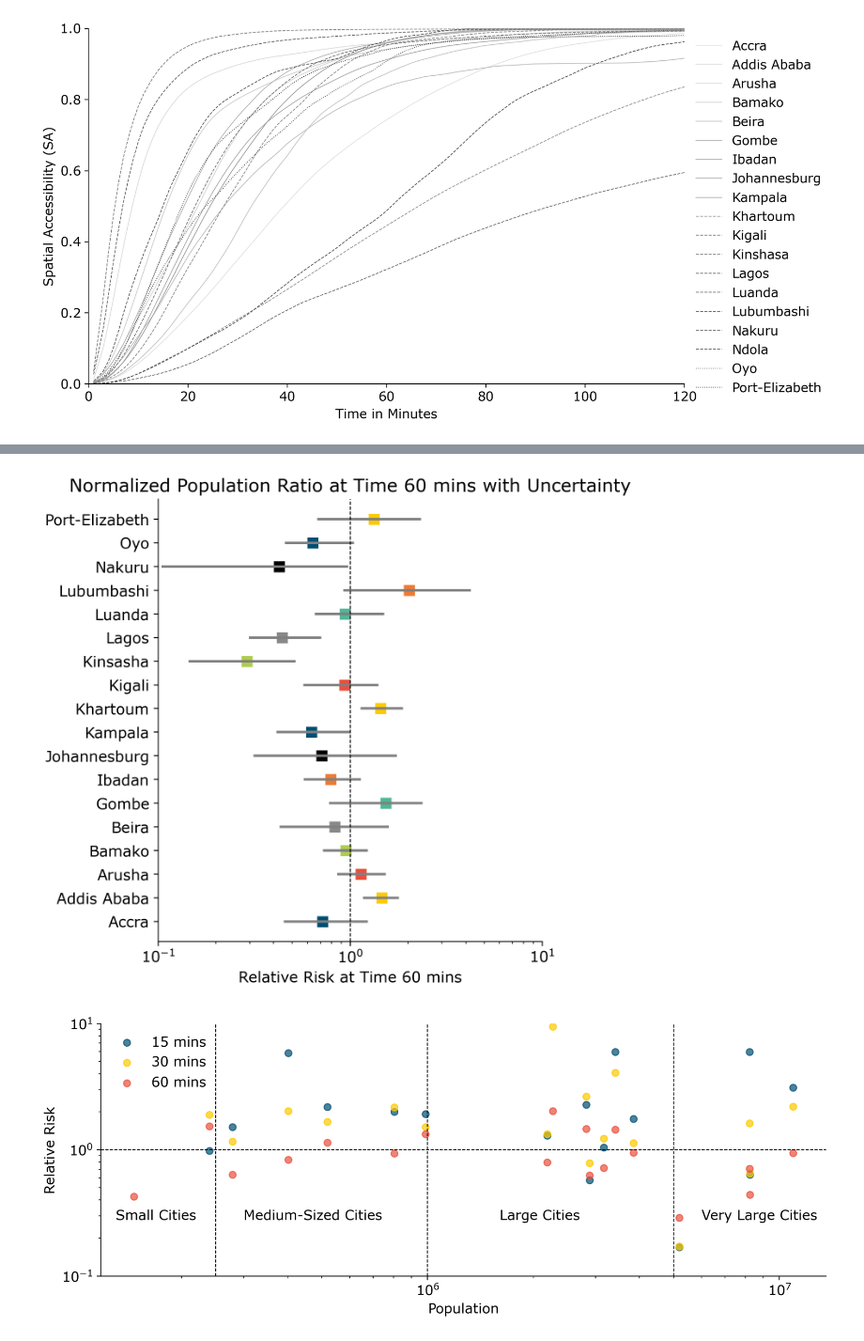
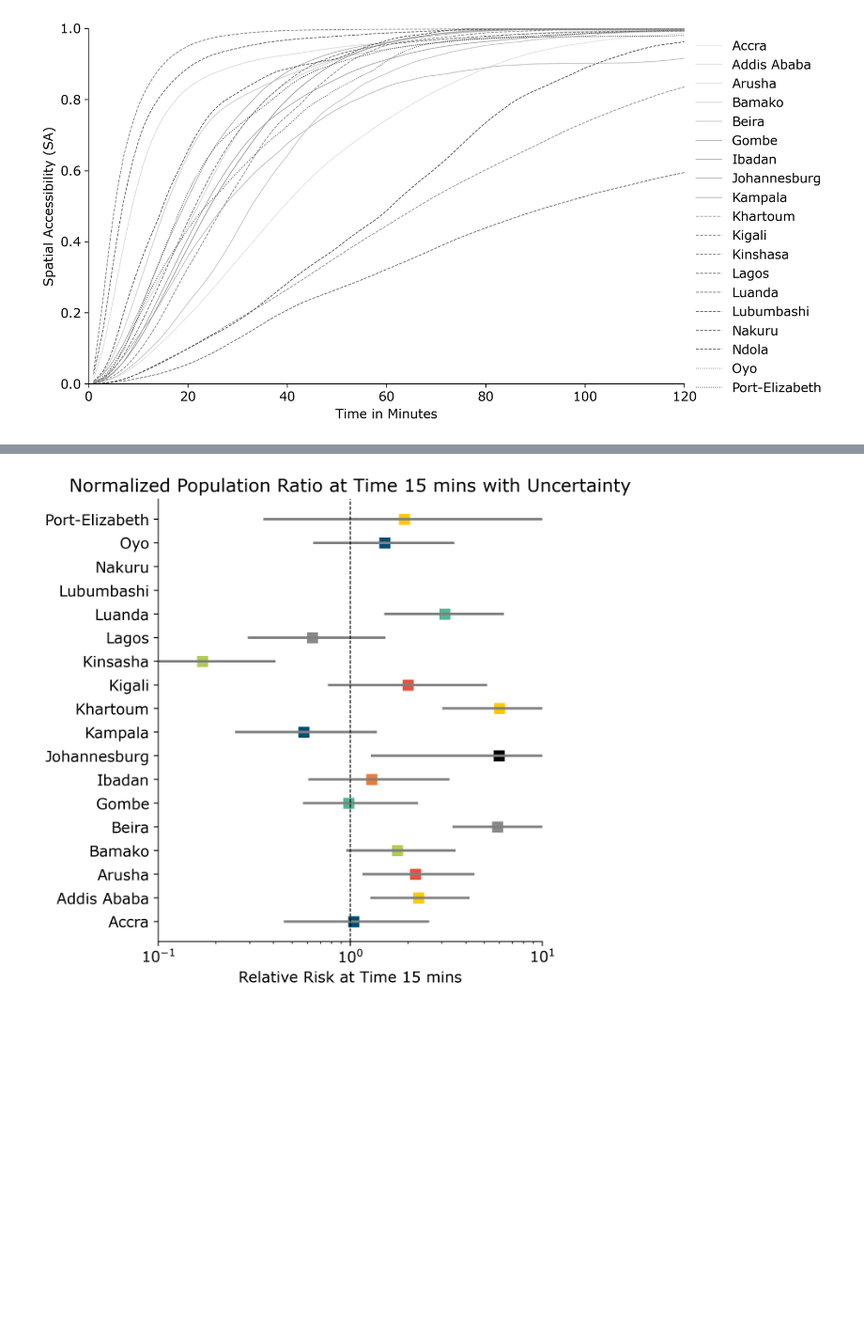
Before and after one commit to johnfriesen/Accessibility-Sub-Saharan-Africa, a Jupyter notebook: create_figures.ipynb, the cells around one changed output, grey strips where cells are left out. Shown at 94% size. Saved outputs shown, nothing was run; the diff lists cells and outputs as text; code cells hidden in the pictures; blank space fills up the shorter version.

```diff
--- a/create_figures.ipynb
+++ b/create_figures.ipynb
@@ -39,8 +39,8 @@ plt.style.use("FST.mplstyle")
 
 total_informal_population = 0
 
-landuse = 'Formal'
-hospital = 'C2'
+landuse = 'Informal' # 'Formal' - formal settlements , 'Informal' - informal settlements
+hospital = 'C2'  # C2 - just hospitals, C0 - all health care facilities
 # Define the time of interest (in minutes)
 time_of_interest = 60
 uncertainty = 0.2
@@ -645,7 +704,7 @@ import matplotlib.pyplot as plt
 
 # Read the total population data for each city
 hospital = 'C2'
-time = '60'
+time = '15'
 df_total_population = pd.read_csv(f'Total_Population_{hospital}.csv')
 city_population = df_total_population.groupby('City')['Total_Population'].sum().reset_index()
 
@@ -699,57 +758,5 @@ plt.xscale('log')
 
 # Show the plot
 plt.show()
-
-# Merge city_population DataFrame with the result DataFrame for each time
-analysis_df = pd.merge(city_population, merged_df, on='City')
-
-# List of times
-times = ['15', '30', '60']
-
-# Create a figure and axis
-fig, ax = plt.subplots(figsize=(10, 4))
-
-# Iterate over each time
-for time in times:
-    # Load the CSV file for the current time
-    file = f'population_ratio_with_uncertainty_{time}_{hospital}.csv'
-    analysis_df = pd.read_csv(file)
-
-    # Merge with city_population DataFrame to get 'Total_Population'
-    analysis_df = pd.merge(city_population, analysis_df, on='City')
-
-    # Scatter plot with different markers for each time
-    ax.scatter(analysis_df['Total_Population'],
-               analysis_df['Normalized_Population_Ratio'],
-               label=f'{time} mins',
-               alpha=0.7)
-
-# Adding horizontal line at relative risk value 1
-ax.axhline(y=1, color='black', linestyle='--')
-
-# Adding vertical lines for population thresholds
-ax.axvline(x=250000, color='black', linestyle='--')
-ax.axvline(x=1000000, color='black', linestyle='--')
-ax.axvline(x=5000000, color='black', linestyle='--')
-
-# Adding text boxes between vertical lines
-ax.text(130000, 0.3, 'Small Cities', rotation=0, verticalalignment='center')
-ax.text(300000, 0.3, 'Medium-Sized Cities', rotation=0, verticalalignment='center')
-ax.text(1600000, 0.3, 'Large Cities', rotation=0, verticalalignment='center')
-ax.text(6000000, 0.3, 'Very Large Cities', rotation=0, verticalalignment='center')
-
-# Setting x-axis and y-axis to log scale
-ax.set_xscale('log')
-ax.set_yscale('log')
-plt.ylim(0.1, 10)
-
-# Adding labels and title
-ax.set_xlabel('Population')
-ax.set_ylabel('Relative Risk')
-ax.legend()
-
-# Display the plot
-plt.tight_layout()
-plt.show()
 # %% [output]
           City  Normalized_Population_Formal  Population_Lower_Formal  \
@@ -772,2 +779 @@ plt.show()
-[figure, old version]
+[figure, new version]
-[figure, removed]
```
Also changed, not shown: parts of 5 cells of this notebook, 2 other files.
